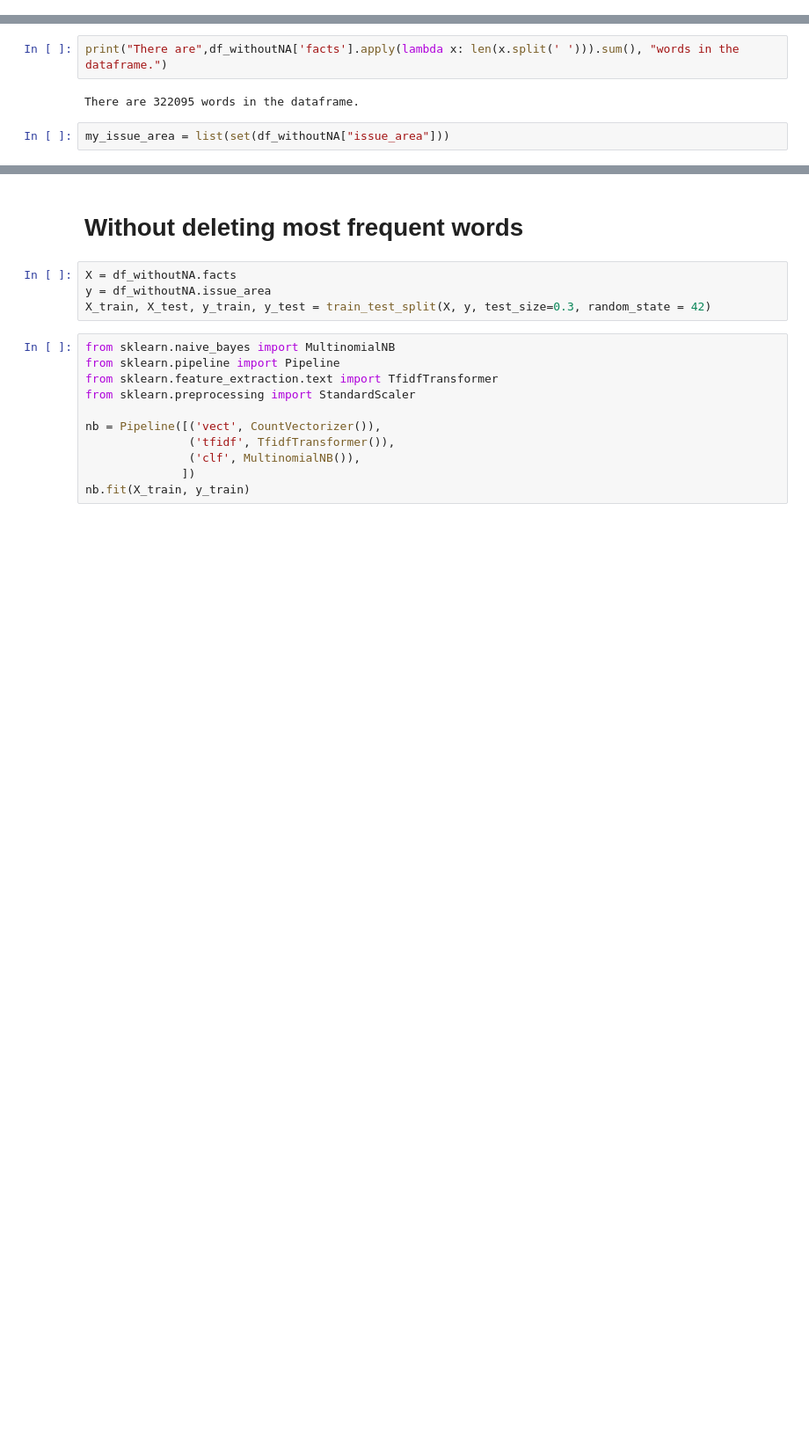
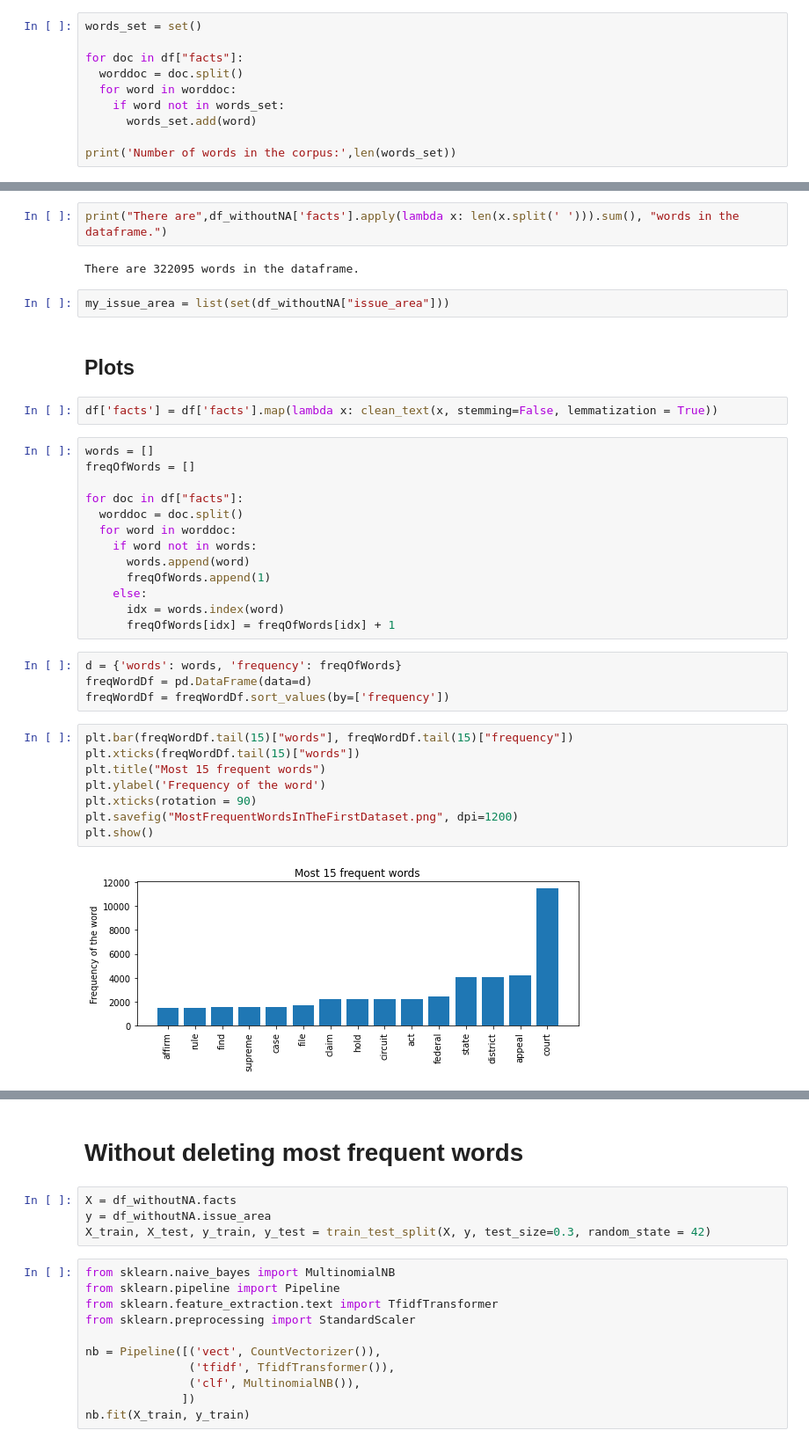
Before and after one commit to CarolinaOliveira001/SupremeCourtJudgementPrediction, a Jupyter notebook: secondTry.ipynb, the cells around one changed output, grey strips where cells are left out. Shown at 88% size. Saved outputs shown, nothing was run; the diff lists cells and outputs as text; blank space fills up the shorter version.

```diff
--- a/secondTry.ipynb
+++ b/secondTry.ipynb
@@ -102,3 +133,13 @@ def clean_text(text, stemming = False, lemmatization = False):
         wordnet_lemmatizer = WordNetLemmatizer()
         text = ' '.join([wordnet_lemmatizer.lemmatize(w, pos='v') for w in text.split()])
     return text
+# %%
+words_set = set()
+
+for doc in df["facts"]:
+  worddoc = doc.split()
+  for word in worddoc:
+    if word not in words_set:
+      words_set.add(word)
+
+print('Number of words in the corpus:',len(words_set))
@@ -126,3 +167,34 @@ print("There are",df_withoutNA['facts'].apply(lambda x: len(x.split(' '))).sum()
 There are 322095 words in the dataframe.
 # %%
 my_issue_area = list(set(df_withoutNA["issue_area"]))
+# %% [markdown]
+## Plots
+# %%
+df['facts'] = df['facts'].map(lambda x: clean_text(x, stemming=False, lemmatization = True))
+# %%
+words = []
+freqOfWords = []
+
+for doc in df["facts"]:
+  worddoc = doc.split()
+  for word in worddoc:
+    if word not in words:
+      words.append(word)
+      freqOfWords.append(1)
+    else:
+      idx = words.index(word)
+      freqOfWords[idx] = freqOfWords[idx] + 1
+# %%
+d = {'words': words, 'frequency': freqOfWords}
+freqWordDf = pd.DataFrame(data=d)
+freqWordDf = freqWordDf.sort_values(by=['frequency'])
+# %%
+plt.bar(freqWordDf.tail(15)["words"], freqWordDf.tail(15)["frequency"])
+plt.xticks(freqWordDf.tail(15)["words"])
+plt.title("Most 15 frequent words")
+plt.ylabel('Frequency of the word')
+plt.xticks(rotation = 90)
+plt.savefig("MostFrequentWordsInTheFirstDataset.png", dpi=1200)
+plt.show()
+# %% [output]
+[figure, added]
```
Also changed, not shown: parts of 45 cells of this notebook.
